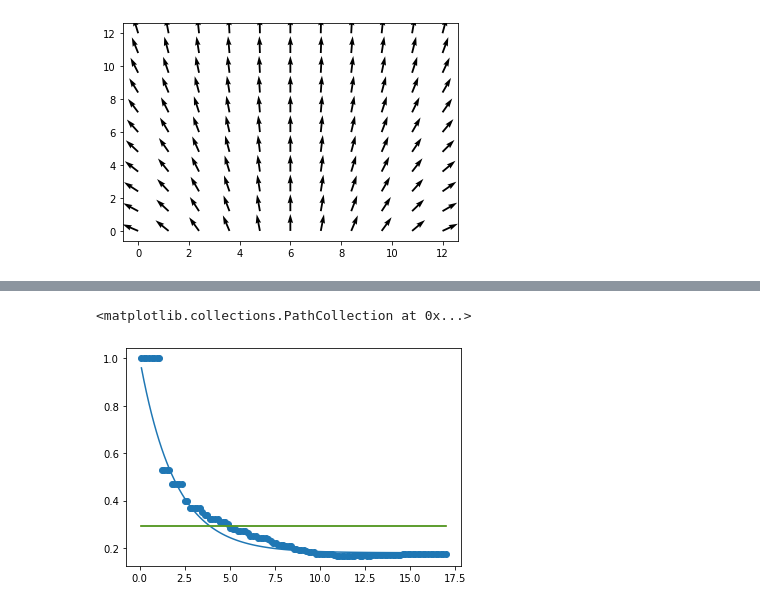
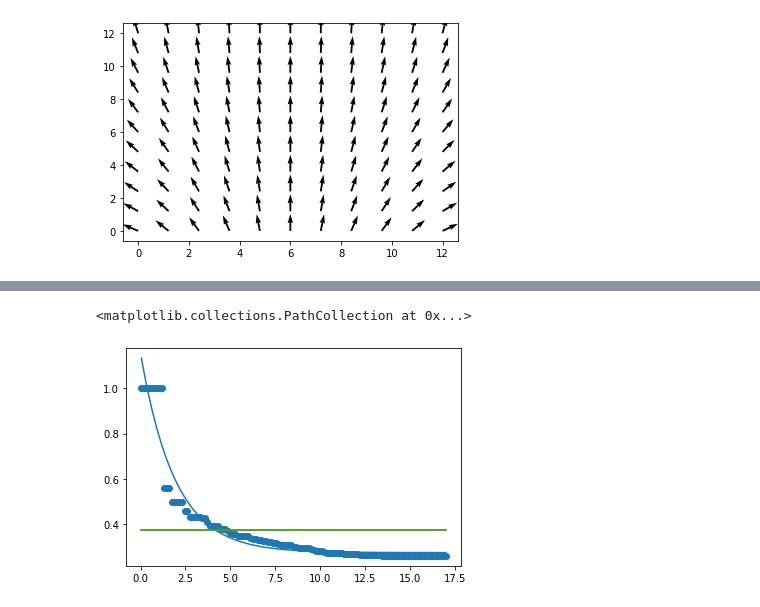
Before and after one commit to nino1201/CircularKriging, a Jupyter notebook: Proyecto de grado.ipynb, the cells around one changed output, grey strips where cells are left out. Saved outputs shown, nothing was run; the diff lists cells and outputs as text; code cells hidden in the pictures.

```diff
--- a/Proyecto de grado.ipynb
+++ b/Proyecto de grado.ipynb
@@ -55,3 +109,5 @@ f=np.reshape(f,(-1,121))[0]
+# %%
+X,Y,f=RandomFieldVonMises(1.1,0,0,12,12,11,11)
 # %%
 plt.quiver(X,Y,np.cos(f),np.sin(f))
 plt.show()
@@ -79,18 +135,2 @@ plt.show()
-# %%
-def cosiengram(epsilon,data,X,Y):
-    dx=max(X)-min(X)
-    dy=max(Y)-min(Y)
-    n=len(data)
-    cosiengram=[]
-
-    distances=np.linspace(epsilon,np.sqrt(dy**2+dx**2),len(data))
-    for d in distances:
-        cosines=[]
-        for i in range(n):
-            cx,cy=(X[i],Y[i])
-            target = np.sqrt((X - cx)**2 + (Y - cy)**2)
-            cosines.append(np.mean(np.cos(Data[i]-Data[target<=d])))
-        cosiengram.append(np.mean(cosines))
-    return(cosiengram,distances)
 # %%
-c,d=cosiengram(0.1,Data,X,Y)
+c,d=cosiengram(0.05,Data,X,Y)
@@ -106,10 +139,10 @@ poptG, pcov=curve_fit(cGaussian,d,c)
 poptE, pcov=curve_fit(cExponential,d,c)
 poptS, pcov=curve_fit(cSpherical,d,c)
 # %%
-plt.plot(d,cGaussian(d,0,poptG[1],poptG[2]))
-plt.plot(d,cExponential(d,0,poptE[1],poptE[2]))
-plt.plot(d,cSpherical(d,0,poptS[1],poptS[2]))
+plt.plot(d,cGaussian(d,poptG[0],poptG[1],poptG[2]))
+plt.plot(d,cExponential(d,poptE[0],poptE[1],poptE[2]))
+plt.plot(d,cSpherical(d,poptS[0],poptS[1],poptS[2]))
 plt.scatter(d,c)
 # %% [output]
 <matplotlib.collections.PathCollection at 0x...>
-[figure, old version]
+[figure, new version]
```
Also changed, not shown: parts of 36 cells of this notebook.
